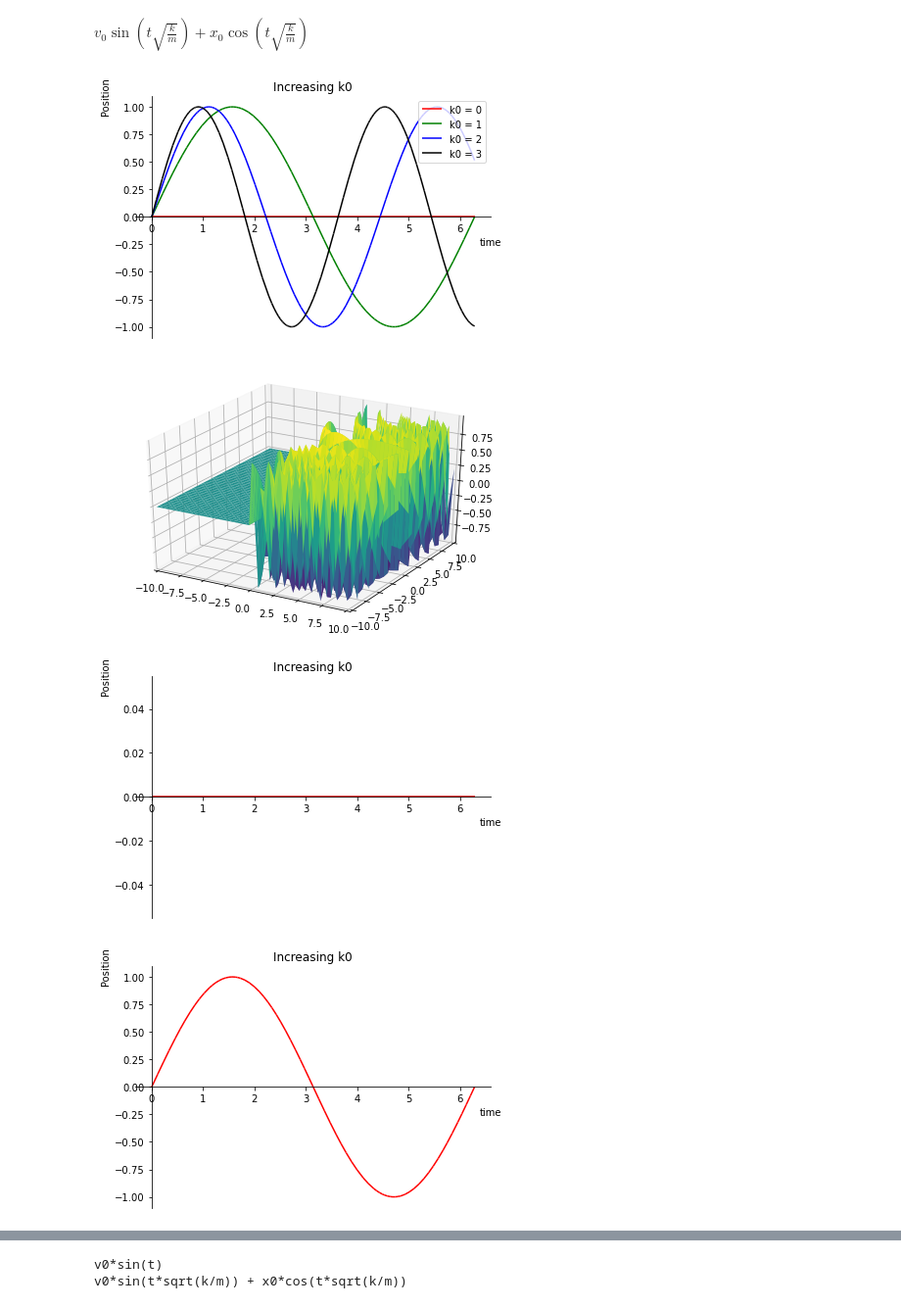
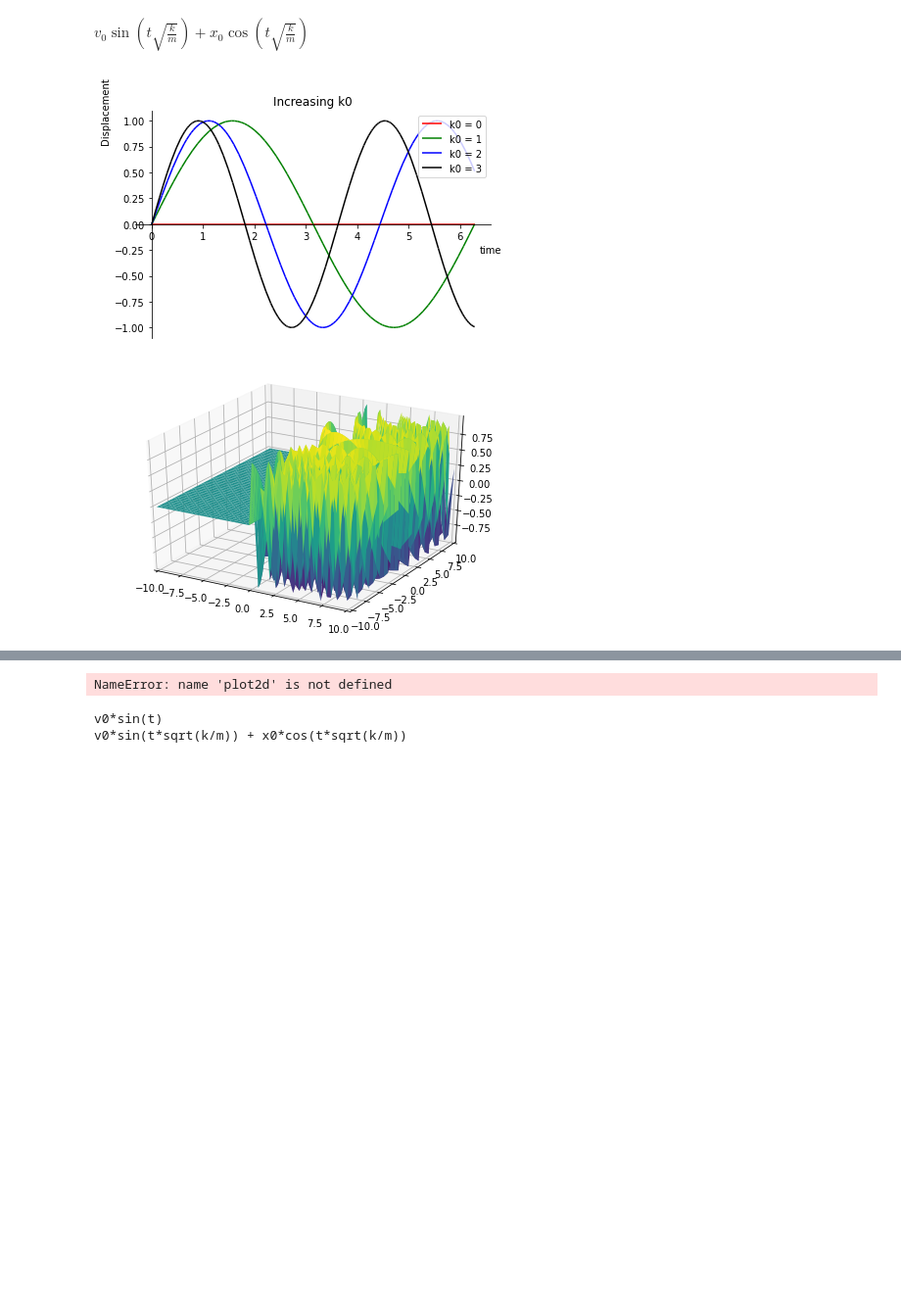
Before and after one commit to Engineering-Geek/ME-203-Project, a Jupyter notebook: main-notebook.ipynb, the cells around one changed output, grey strips where cells are left out. Shown: that part at 98% size. Saved outputs shown, nothing was run; the diff lists cells and outputs as text; code cells hidden in the pictures; blank space fills up the shorter version.

Commit message:
Standard updates to project

```diff
--- a/main-notebook.ipynb
+++ b/main-notebook.ipynb
@@ -97,39 +97,36 @@ def plot_these(eqn_base, eqns, colors, name):
     plt.extend(plot(eqns[2], (t, 0, 2*sympy.pi), line_color=colors[2], legend=True, label="{} = 2".format(name), show=False))
     plt.extend(plot(eqns[3], (t, 0, 2*sympy.pi), line_color=colors[3], legend=True, label="{} = 3".format(name), show=False))
     plt.title = "Increasing {}".format(name)
-    plt.ylabel = "Position"
+    plt.ylabel = "Displacement"
     plt.xlabel = "time"
 
     plt_seperate = []
     for eqn in eqns:
         plt_seperate_graph = plot(eqn, (t, 0, 2*sympy.pi), line_color=colors[0], legend=False, show=False)
         plt_seperate_graph.title = "Increasing {}".format(name)
-        plt_seperate_graph.ylabel = "Position"
+        plt_seperate_graph.ylabel = "Displacement"
         plt_seperate_graph.xlabel = "time"
         plt_seperate.append(plt_seperate_graph)
 
     plt3d = sympy.plotting.plot3d(eqn_base, show=False)
     return plt, plt3d, plt_seperate
 
 plots_2d = []
 plots_3d = []
 
 name = "k0"
 colors = ["r", "g", "b", "k"]
 eqns = []
 eqn_base = position_equation.subs(x0, x0_def).subs(m, m_def).subs(v0, v0_def)
 for k_value in k_values:
     eqns.append(eqn_base.subs(k, k_value))
 
 plot_2d, plot_3d, plt_seperate = plot_these(eqn_base=eqn_base, eqns=eqns, colors=colors, name=name)
 
 plot_2d.show()
 plot_3d.show()
 
-for plt in plt_seperate:
-    plt.show()
+plot2d.save("D:\\Data\\203-project\\time-k-graph")
 # %% [output]
-[figure, old version]
+[figure, new version]
 [figure]
-[figure, removed]
-[figure, removed]
@@ -138,3 +133,4 @@ for plt in plt_seperate:
+NameError: name 'plot2d' is not defined
 # %%
 eqn2 = position_equation.subs(k, k_def).subs(m, m_def).subs(x0, x0_def)
 print(eqn2)
```
Also changed, not shown: parts of 30 cells of this notebook, 3 other files.
